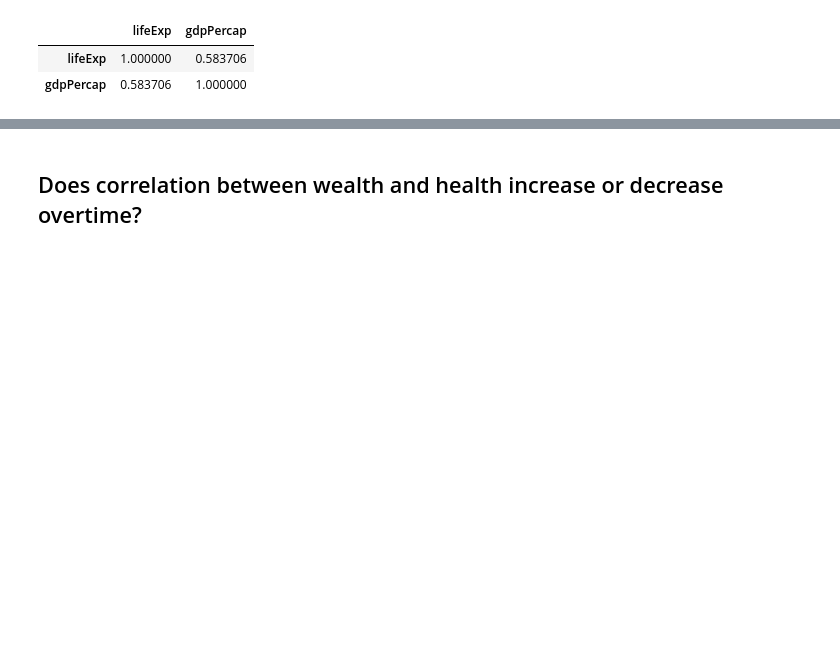
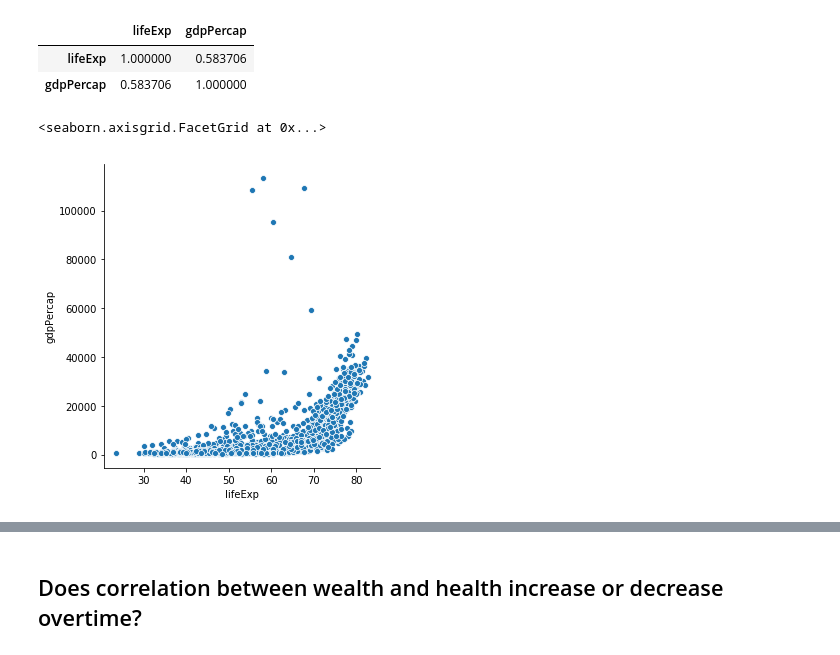
Before and after one commit to hanisaf/mist6380-summer2019, a Jupyter notebook: Classroom_notebooks/11-exercise visualizing distributions.ipynb, the cells around one changed output, grey strips where cells are left out. Cells and saved outputs as stored; diff of their text form; code cells hidden in the pictures; blank space fills up the shorter version.

```diff
--- a/Classroom_notebooks/11-exercise visualizing distributions.ipynb
+++ b/Classroom_notebooks/11-exercise visualizing distributions.ipynb
@@ -96,3 +116,8 @@ data[['lifeExp', 'gdpPercap']].corr()
 |  | lifeExp | gdpPercap |
 | lifeExp | 1.000000 | 0.583706 |
 | gdpPercap | 0.583706 | 1.000000 |
+# %%
+sns.relplot(x='lifeExp', y='gdpPercap', kind='scatter', data=data)
+# %% [output]
+<seaborn.axisgrid.FacetGrid at 0x...>
+[figure, added]
```
Also changed, not shown: parts of 6 cells of this notebook, 2 other files.
